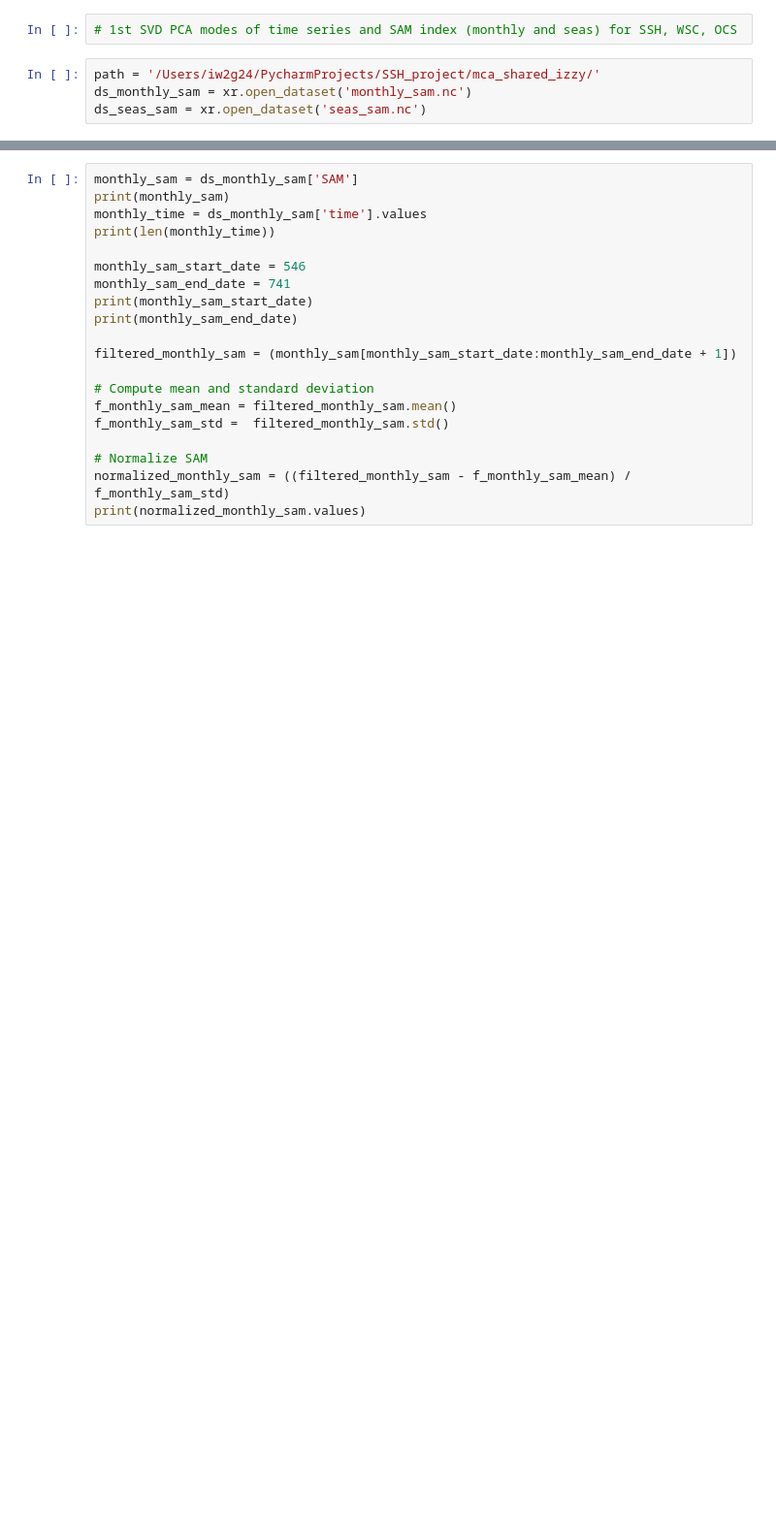
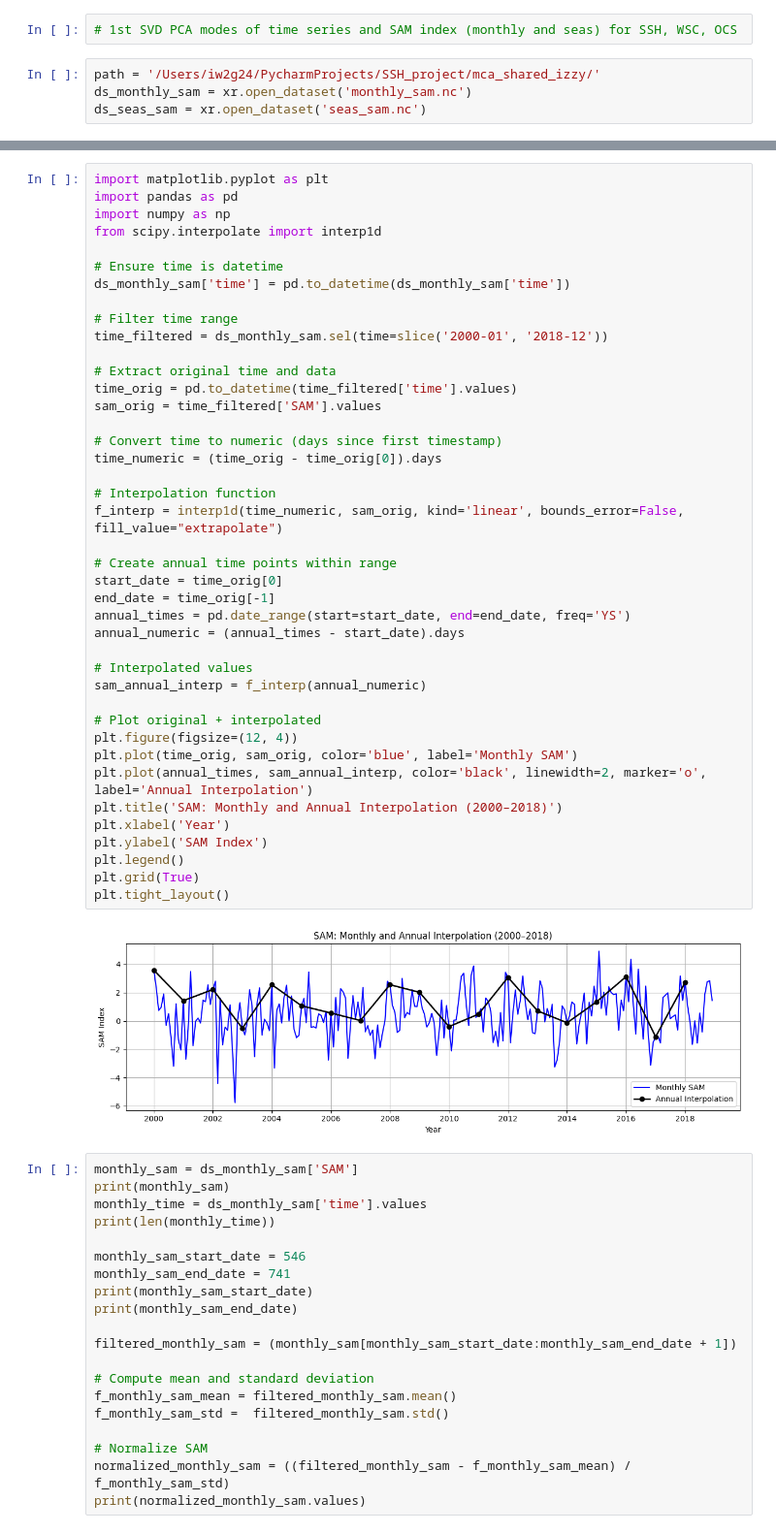
Before and after one commit to isabelle-white/SSH_wind_SI, a Jupyter notebook: mca_shared_izzy/climatology_nsidc.ipynb, the cells around one changed output, grey strips where cells are left out. Shown at 97% size. Saved outputs shown, nothing was run; the diff lists cells and outputs as text; blank space fills up the shorter version.

```diff
--- a/mca_shared_izzy/climatology_nsidc.ipynb
+++ b/mca_shared_izzy/climatology_nsidc.ipynb
@@ -103,3 +119,46 @@ plt.title('Monthly SAM')
+# %%
+import matplotlib.pyplot as plt
+import pandas as pd
+import numpy as np
+from scipy.interpolate import interp1d
+
+# Ensure time is datetime
+ds_monthly_sam['time'] = pd.to_datetime(ds_monthly_sam['time'])
+
+# Filter time range
+time_filtered = ds_monthly_sam.sel(time=slice('2000-01', '2018-12'))
+
+# Extract original time and data
+time_orig = pd.to_datetime(time_filtered['time'].values)
+sam_orig = time_filtered['SAM'].values
+
+# Convert time to numeric (days since first timestamp)
+time_numeric = (time_orig - time_orig[0]).days
+
+# Interpolation function
+f_interp = interp1d(time_numeric, sam_orig, kind='linear', bounds_error=False, fill_value="extrapolate")
+
+# Create annual time points within range
+start_date = time_orig[0]
+end_date = time_orig[-1]
+annual_times = pd.date_range(start=start_date, end=end_date, freq='YS')
+annual_numeric = (annual_times - start_date).days
+
+# Interpolated values
+sam_annual_interp = f_interp(annual_numeric)
+
+# Plot original + interpolated
+plt.figure(figsize=(12, 4))
+plt.plot(time_orig, sam_orig, color='blue', label='Monthly SAM')
+plt.plot(annual_times, sam_annual_interp, color='black', linewidth=2, marker='o', label='Annual Interpolation')
+plt.title('SAM: Monthly and Annual Interpolation (2000–2018)')
+plt.xlabel('Year')
+plt.ylabel('SAM Index')
+plt.legend()
+plt.grid(True)
+plt.tight_layout()
+# %% [output]
+[figure, added]
 # %%
 monthly_sam = ds_monthly_sam['SAM']
 print(monthly_sam)
```
Also changed, not shown: parts of 8 cells of this notebook, 19 other files.
